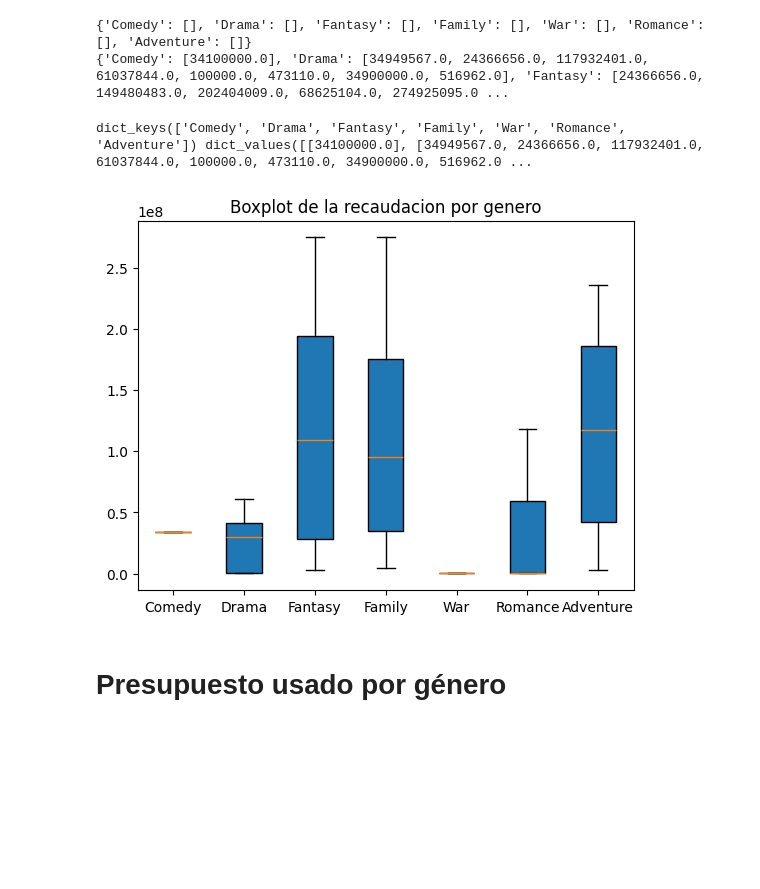
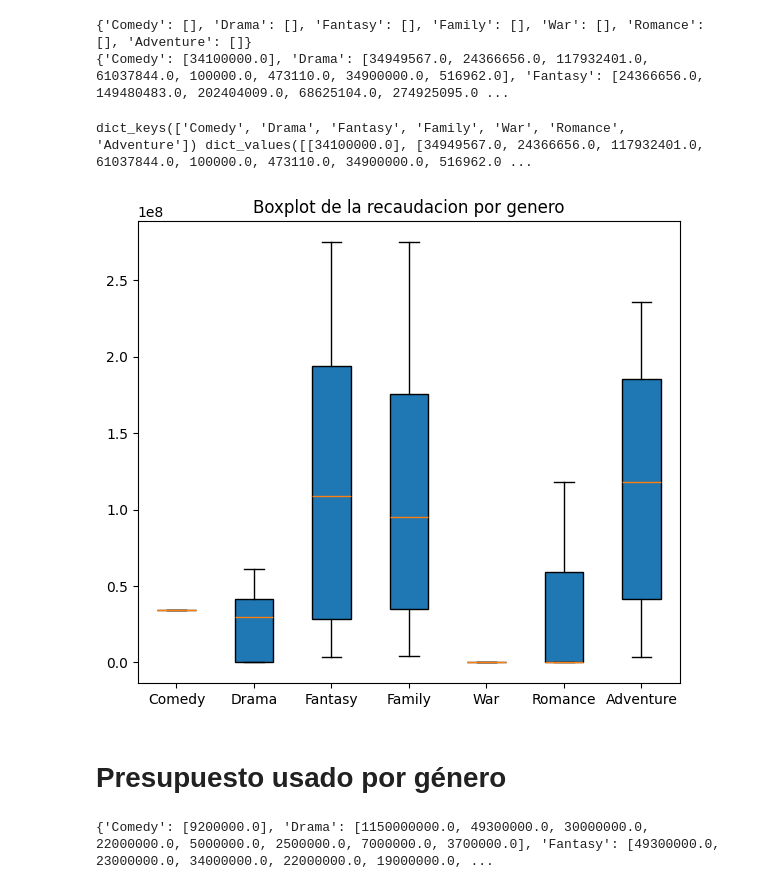
Before and after one commit to Inkhemi/Tarea_1_Grupo_11_CC, a Jupyter notebook: Código/Bruno_Rojas/tarea1.ipynb, the cells around one changed output. Drawn from its saved outputs; the diff is of its cells as text; code cells hidden in the pictures; blank space fills up the shorter version.

```diff
--- a/Código/Bruno_Rojas/tarea1.ipynb
+++ b/Código/Bruno_Rojas/tarea1.ipynb
@@ -67,15 +67,33 @@ print(generos_recaudado)
 # %%
 #boxplot usando el dicionario de generos_recaudado
 labels, data = generos_recaudado.keys(), generos_recaudado.values()
 
 print(labels, data)
-
+plt.figure(figsize=(7, 6))
+plt.title('Boxplot de la recaudacion por genero')
 plt.boxplot(data,showfliers=False, patch_artist=True)
-plt.title('Boxplot de la recaudacion por genero')
+#plt.title('Boxplot de la recaudacion por genero')
 plt.xticks(range(1, len(labels) + 1), labels)
 plt.show()
 # %% [output]
 dict_keys(['Comedy', 'Drama', 'Fantasy', 'Family', 'War', 'Romance', 'Adventure']) dict_values([[34100000.0], [34949567.0, 24366656.0, 117932401.0, 61037844.0, 100000.0, 473110.0, 34900000.0, 516962.0 ...
-[figure, old version]
+[figure, new version]
 # %% [markdown]
 # Presupuesto usado por género
+# %%
+generos_presupuesto = {}
+for i in range(len(generos_limpios)):
+    generos_presupuesto[generos_limpios[i]] = []
+
+
+# Recorremos el dataframe y llenamos el diccionario con los generos y su presupuesto
+for i in range(len(df)):
+    for j in range(1, 4):
+        if str(df['Genre ' + str(j)][i]) != 'nan' and str(df['Genre ' + str(j)][i]) != 'Animation':
+            temp = str(df['Budget'][i])
+            temp = temp.replace('$', '')
+            generos_presupuesto[str(df['Genre ' + str(j)][i])].append(float(temp))
+
+print(generos_presupuesto)
+# %% [output]
+{'Comedy': [9200000.0], 'Drama': [1150000000.0, 49300000.0, 30000000.0, 22000000.0, 5000000.0, 2500000.0, 7000000.0, 3700000.0], 'Fantasy': [49300000.0, 23000000.0, 34000000.0, 22000000.0, 19000000.0, ...
```
Also changed, not shown: parts of 1 cell of this notebook.
